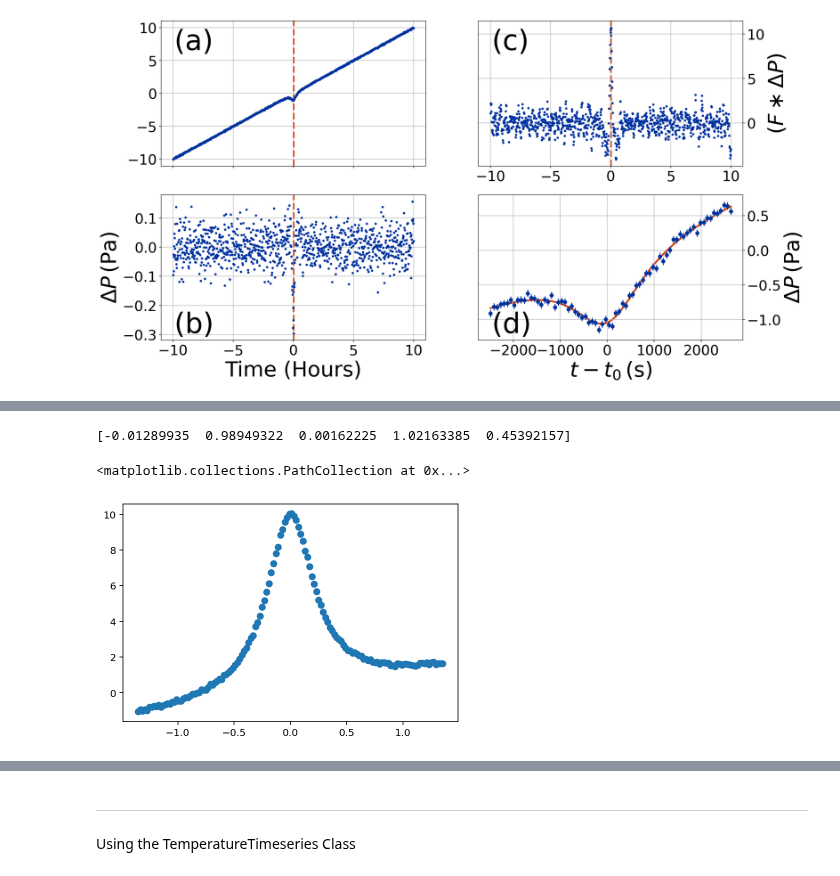
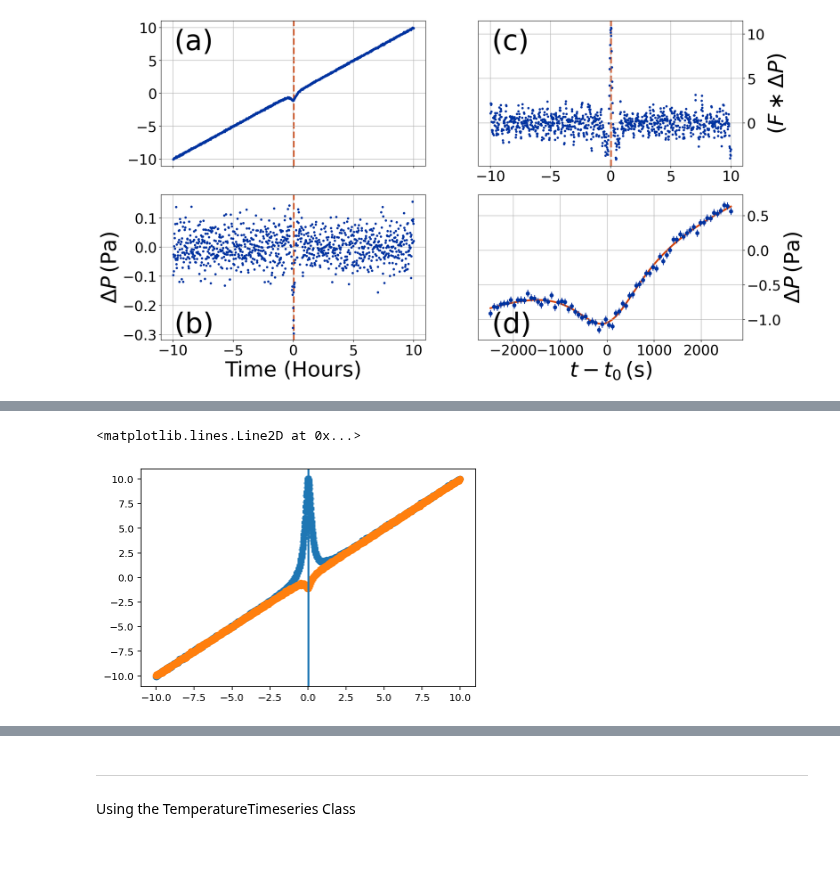
Before and after one commit to BoiseStatePlanetary/muldoon, a Jupyter notebook: docs/examples/Using_Muldoon.ipynb, the cells around one changed output, grey strips where cells are left out. Cells and saved outputs as stored; diff of their text form; code cells hidden in the pictures.

Commit message:
Included the beginnings of a TemperatureTimeseries

```diff
--- a/docs/examples/Using_Muldoon.ipynb
+++ b/docs/examples/Using_Muldoon.ipynb
@@ -176,13 +157,20 @@ plt.scatter(mt.time, mt.data)
-# %%
-fwhm_factor=6
-
-print(mt.popts[0])
-
-ind = np.abs(tt.time - mt.popts[0][2]) < fwhm_factor*mt.popts[0][4]/2.
-plt.scatter(tt.time[ind], tt.data[ind])
-
-# fit_vortex(vortex, init_params, bounds, sigma=None, rescale_uncertainties=True)
-# %% [output]
-[-0.01289935  0.98949322  0.00162225  1.02163385  0.45392157]
-<matplotlib.collections.PathCollection at 0x...>
-[figure, removed]
+# %%
+# Generating synthetic temperature signal
+baseline = 0.
+slope = 1.
+t0 = 0.
+DeltaT = -10. # Kelvin
+Gamma = 0.5
+
+right_answer = np.array([baseline, slope, t0, DeltaP, Gamma])
+
+temp_profile = modified_lorentzian(time, baseline, slope, t0, DeltaT, Gamma) +\
+    normal(scale=slope/20., size=len(time))
+tt = TemperatureTimeseries(time, temp_profile, pressure_vortex_popts=mt.popts, pressure_vortex_uncs=mt.uncs)
+plt.scatter(tt.time, tt.data)
+plt.scatter(mt.time, mt.data)
+
+plt.axvline(tt.pressure_vortex_popts[0][2])
+# %% [output]
+<matplotlib.lines.Line2D at 0x...>
+[figure, added]
```
Also changed, not shown: parts of 2 cells of this notebook, 1 other file.
